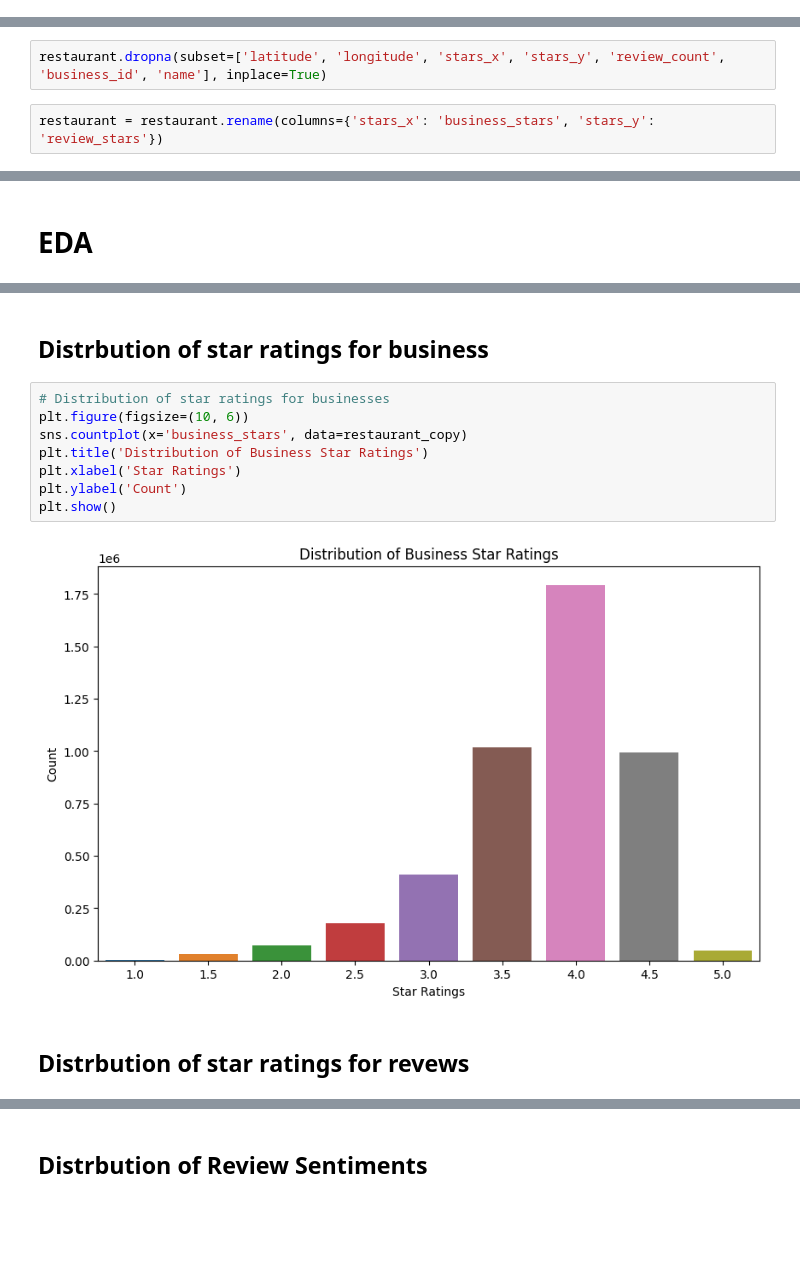
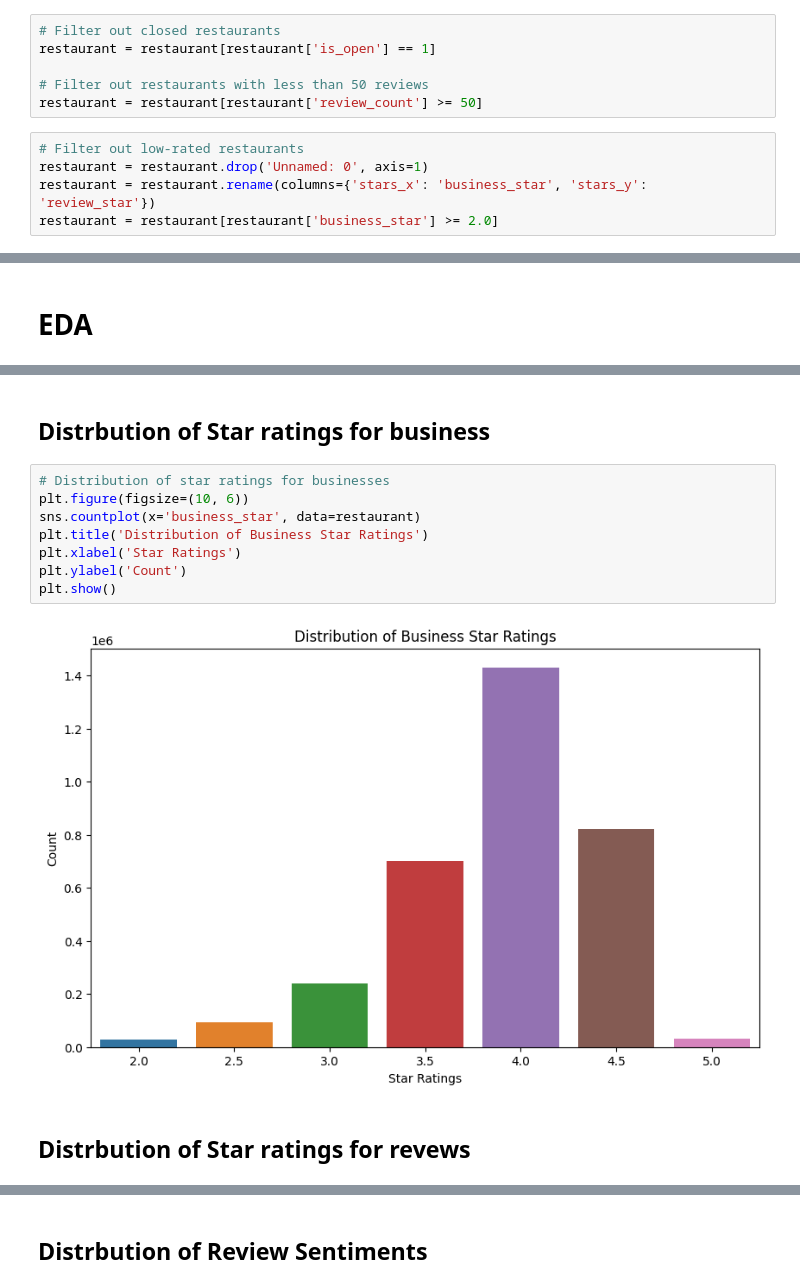
Before and after one commit to orethadomfeh/YelpGrowthInsights, a Jupyter notebook: code/eda.ipynb, the cells around one changed output, grey strips where cells are left out. Drawn from its saved outputs; the diff is of its cells as text; blank space fills up the shorter version.

```diff
--- a/code/eda.ipynb
+++ b/code/eda.ipynb
@@ -20,2 +17,13 @@ print(list(restaurant.columns))
+# %%
+# Filter out closed restaurants
+restaurant = restaurant[restaurant['is_open'] == 1]
+
+# Filter out restaurants with less than 50 reviews
+restaurant = restaurant[restaurant['review_count'] >= 50]
+# %%
+# Filter out low-rated restaurants
+restaurant = restaurant.drop('Unnamed: 0', axis=1)
+restaurant = restaurant.rename(columns={'stars_x': 'business_star', 'stars_y': 'review_star'})
+restaurant = restaurant[restaurant['business_star'] >= 2.0]
 # %%
 # Basic statistics for numerical columns
@@ -51,4 +40,0 @@ Index(['Unnamed: 0', 'business_id', 'name', 'address', 'city', 'state',
-# %%
-restaurant.dropna(subset=['latitude', 'longitude', 'stars_x', 'stars_y', 'review_count', 'business_id', 'name'], inplace=True)
-# %%
-restaurant = restaurant.rename(columns={'stars_x': 'business_stars', 'stars_y': 'review_stars'})
@@ -70,17 +105,17 @@ Index(['business_id', 'name', 'address', 'city', 'state', 'postal_code',
 # %% [markdown]
-## Distrbution of star ratings for business
+## Distrbution of Star ratings for business
 # %%
 # Distribution of star ratings for businesses
 plt.figure(figsize=(10, 6))
-sns.countplot(x='business_stars', data=restaurant_copy)
+sns.countplot(x='business_star', data=restaurant)
 plt.title('Distribution of Business Star Ratings')
 plt.xlabel('Star Ratings')
 plt.ylabel('Count')
 plt.show()
 # %% [output]
-[figure, old version]
+[figure, new version]
 # %% [markdown]
-## Distrbution of star ratings for revews
+## Distrbution of Star ratings for revews
 # %%
 # Distribution of star ratings for reviews,
 plt.figure(figsize=(10, 6))
```
Also changed, not shown: parts of 16 cells of this notebook, 1 other file.
